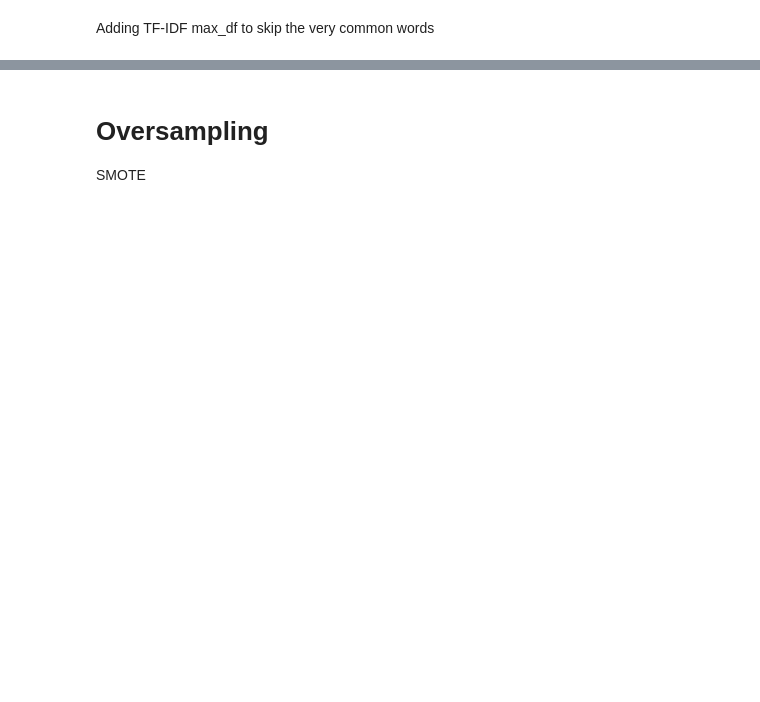
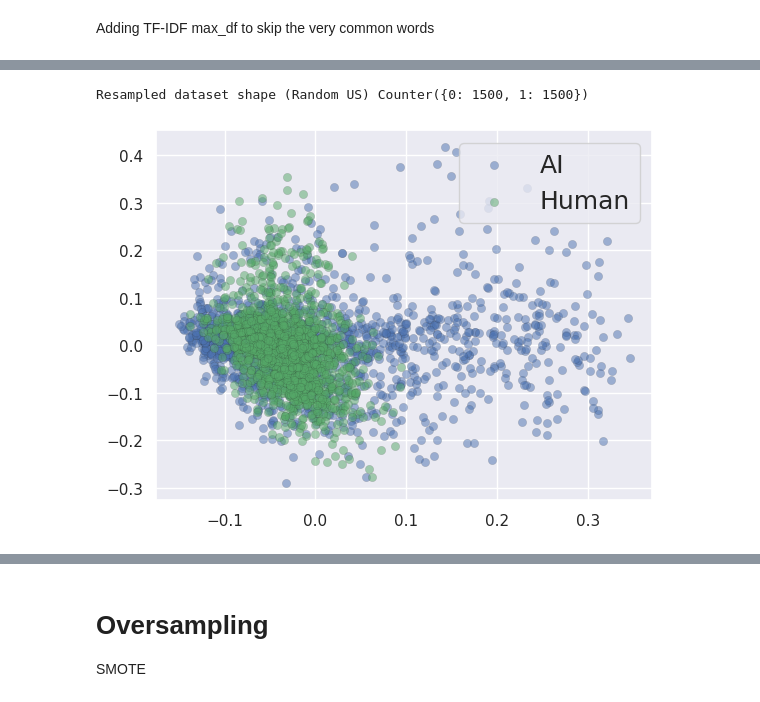
Before and after one commit to jedwvv/SML_Assignment1, a Jupyter notebook: joey_domain2_imbalanced_data.ipynb, the cells around one changed output, grey strips where cells are left out. Cells and saved outputs as stored; diff of their text form; code cells hidden in the pictures; blank space fills up the shorter version.

```diff
--- a/joey_domain2_imbalanced_data.ipynb
+++ b/joey_domain2_imbalanced_data.ipynb
@@ -158,0 +169,23 @@ Original dataset shape Counter({0: 11500, 1: 1500})
+# %%
+# Undersampling
+
+# 'Random under-sampling'
+US = RandomUnderSampler()
+usx, usy = US.fit_resample(X, y)
+
+print('Resampled dataset shape (Random US) %s' % Counter(usy))
+
+usx_vis = pca.transform(usx.toarray())
+
+# Visualization
+palette = sns.color_palette()
+plt.scatter(usx_vis[usy == 0, 0], usx_vis[usy == 0, 1], label="AI", alpha=0.5,
+            edgecolor=almost_black, facecolor=palette[0], linewidth=0.15)
+plt.scatter(usx_vis[usy == 1, 0], usx_vis[usy == 1, 1], label="Human", alpha=0.5,
+            edgecolor=almost_black, facecolor=palette[2], linewidth=0.15)
+
+plt.legend(fontsize=18)
+plt.show()
+# %% [output]
+Resampled dataset shape (Random US) Counter({0: 1500, 1: 1500})
+[figure, added]
```
Also changed, not shown: parts of 20 cells of this notebook.
